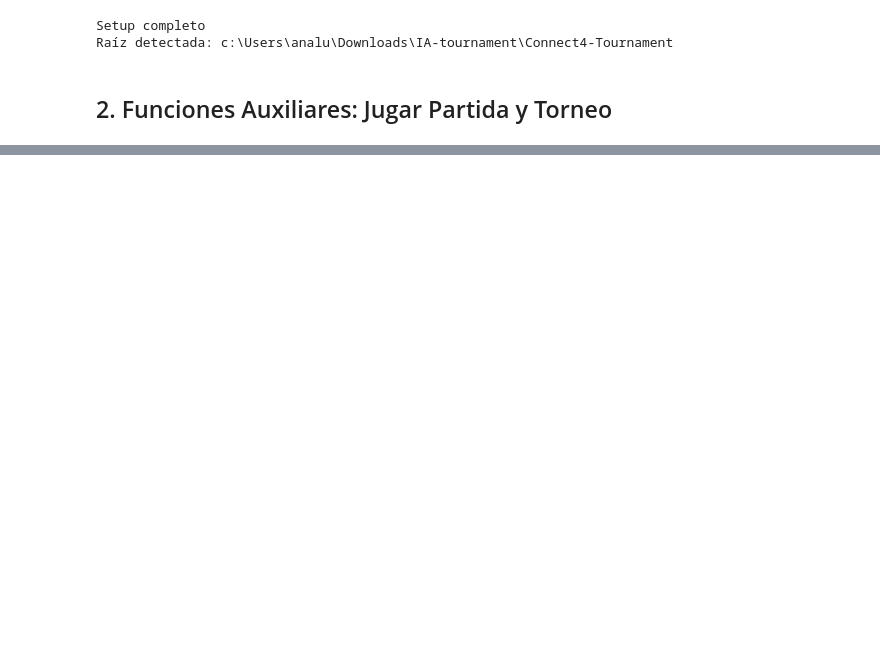
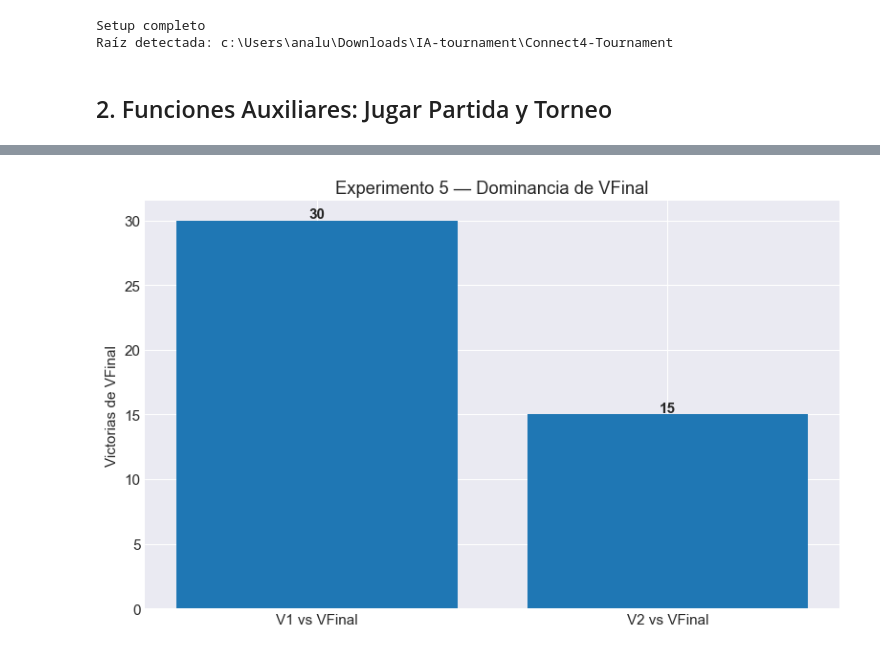
Before and after one commit to Ana3Lu/Connect4-Tournament, a Jupyter notebook: groups/Ana/entrega.ipynb, the cells around one changed output, grey strips where cells are left out. Cells and saved outputs as stored; diff of their text form; code cells hidden in the pictures; blank space fills up the shorter version.

```diff
--- a/groups/Ana/entrega.ipynb
+++ b/groups/Ana/entrega.ipynb
@@ -793,0 +839,70 @@ Finalmente, los experimentos permitieron identificar limitaciones concretas del
+# %%
+print('Experimento 5 — Comparación directa')
+print('=' * 60)
+
+pairs = [
+
+    ('V1', AnaPolicyV1(30), 'VFinal', AnaPolicyFinal(30)),
+
+    ('V2', AnaPolicyV2(30), 'VFinal', AnaPolicyFinal(30)),
+]
+
+results_vs = []
+
+for name_a, agent_a, name_b, agent_b in pairs:
+
+    print(f'\n{name_a} vs {name_b}')
+
+    r = run_tournament(
+        agent_a,
+        agent_b,
+        30,
+        name_a,
+        name_b
+    )
+
+    results_vs.append(r)
+
+# =========================
+# gráfica
+# =========================
+
+fig, ax = plt.subplots(figsize=(8,5))
+
+labels = [
+    f"{r['name_a']} vs {r['name_b']}"
+    for r in results_vs
+]
+
+values = [
+    r['wins_b']
+    for r in results_vs
+]
+
+bars = ax.bar(labels, values)
+
+ax.set_ylabel('Victorias de VFinal')
+
+ax.set_title(
+    'Experimento 5 — Dominancia de VFinal'
+)
+
+for bar, val in zip(bars, values):
+
+    ax.text(
+        bar.get_x() + bar.get_width()/2,
+        val + 0.2,
+        str(val),
+        ha='center',
+        fontweight='bold'
+    )
+
+plt.tight_layout()
+
+plt.savefig(
+    'exp5_directos.png',
+    dpi=120
+)
+
+plt.show()
+# %% [output]
@@ -793,0 +919 @@ Finalmente, los experimentos permitieron identificar limitaciones concretas del
+[figure, added]
```
Also changed, not shown: parts of 51 cells of this notebook, 17 other files.
